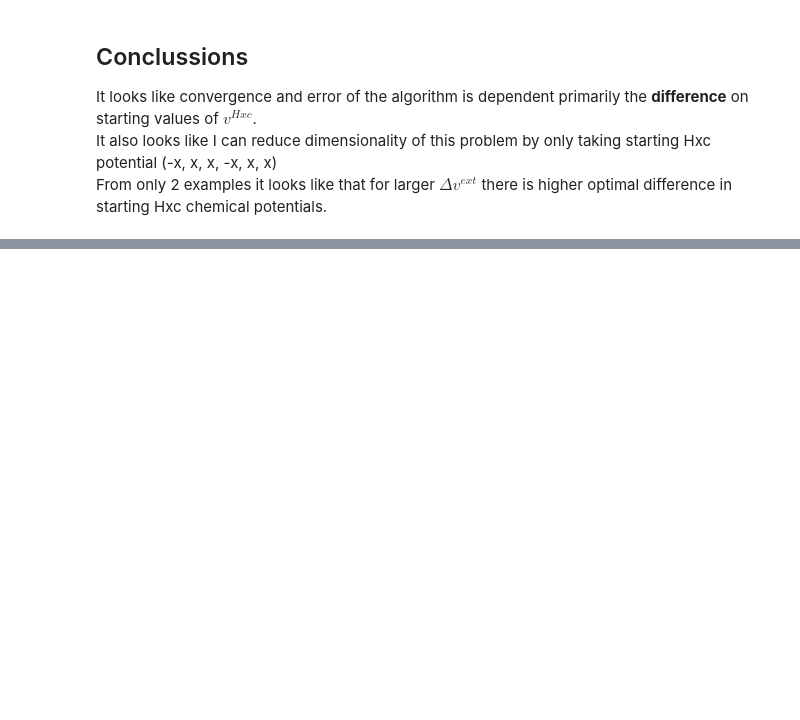
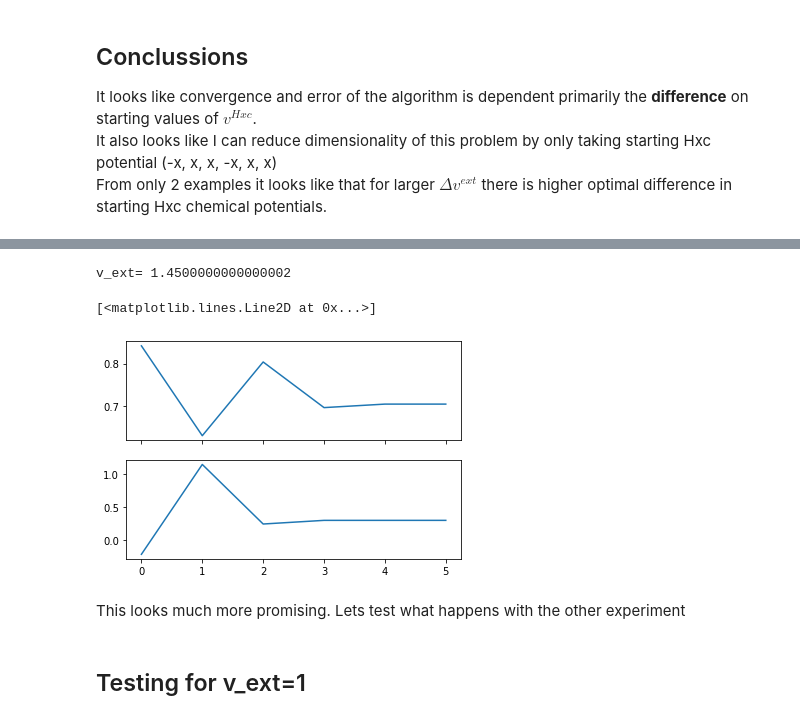
Before and after one commit to mrgulin/Single_shot, a Jupyter notebook: LPFET/6ring2.ipynb, the cells around one changed output, grey strips where cells are left out. Drawn from its saved outputs; the diff is of its cells as text; code cells hidden in the pictures; blank space fills up the shorter version.

Commit message:
Code for oscillation corection testing

```diff
--- a/LPFET/6ring2.ipynb
+++ b/LPFET/6ring2.ipynb
@@ -603,0 +613,29 @@ From only 2 examples it looks like that for larger $\Delta v^{ext}$ there is hig
+# %%
+x = np.arange(0.05, 2.1, 0.2)
+mol1 = lpfet.Molecule(6,6, '_6ring2sites_pot_adjustment')
+mol_full = lpfet.class_Quant_NBody.QuantNBody(6, 6)
+mol_full.build_operator_a_dagger_a()
+y = []
+y_simple = []
+y_ref = []
+mu_hxc_list = []
+first = True
+for i in x:
+    if not first:
+        mol1.clear_object("_6ring2sites_pot_adjustment")
+    first = False
+    print(i, i/max(x))
+    pmv = i
+    t, v_ext, u = lpfet.generate_from_graph(
+        {0: {'v': -pmv, 'U': 1}, 1: {'v': pmv, 'U': 1}, 2: {'v': pmv, 'U': 1}, 3: {'v': -pmv, 'U': 1},
+         4: {'v': pmv, 'U': 1}, 5: {'v': pmv, 'U': 1}},
+        {(0, 1): 1, (1, 2): 1, (2, 3): 1, (3, 4): 1, (4, 5): 1, (0, 5): 1})
+    mol1.add_parameters(u, t, v_ext, [[0, 3], [1, 2, 4, 5]])
+    mol1.self_consistent_loop(num_iter=20, tolerance=0.000001, oscillation_compensation=1)
+
+    y.append(mol1.density_progress.copy())
+    mu_hxc_list.append(mol1.mu_hxc_progress.copy())
+    y_simple.append(mol1.n_ks)
+    y_ab, rest =mol1.compare_densities_FCI(pass_object=mol_full)
+    y_ab /= 2
+    y_ref.append(y_ab.diagonal())
@@ -603,0 +690,14 @@ From only 2 examples it looks like that for larger $\Delta v^{ext}$ there is hig
+# %%
+ind1 = 7
+print('v_ext=', x[ind1])
+fig, ax = plt.subplots(2, 1, sharex=True)
+ax[0].plot(y[ind1][:,0])
+ax[1].plot(mu_hxc_list[ind1][:,0])
+# %% [output]
+v_ext= 1.4500000000000002
+[<matplotlib.lines.Line2D at 0x...>]
+[figure, added]
+# %% [markdown]
+This looks much more promising. Lets test what happens with the other experiment
+# %% [markdown]
+## Testing for v_ext=1
```
Also changed, not shown: parts of 22 cells of this notebook.
